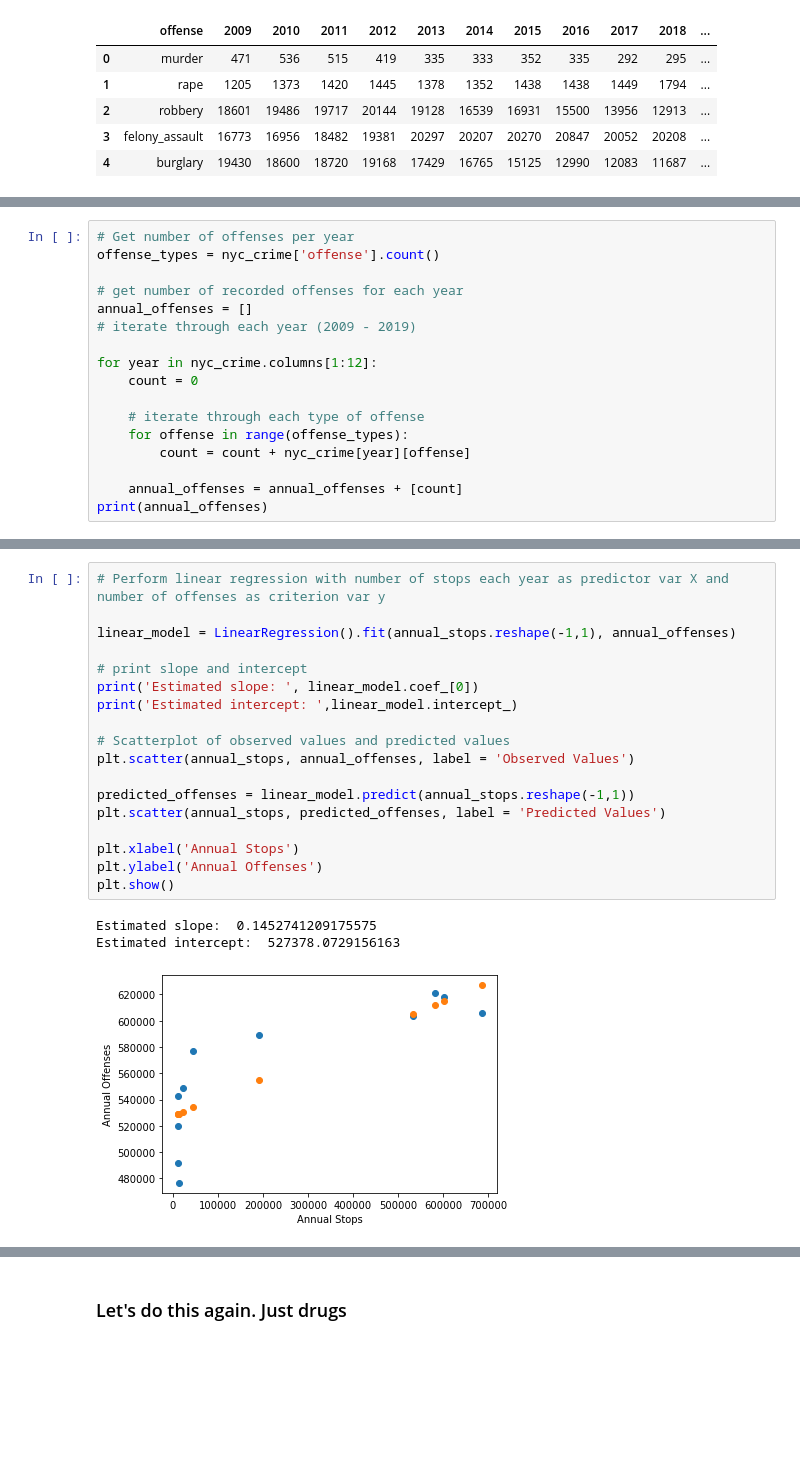
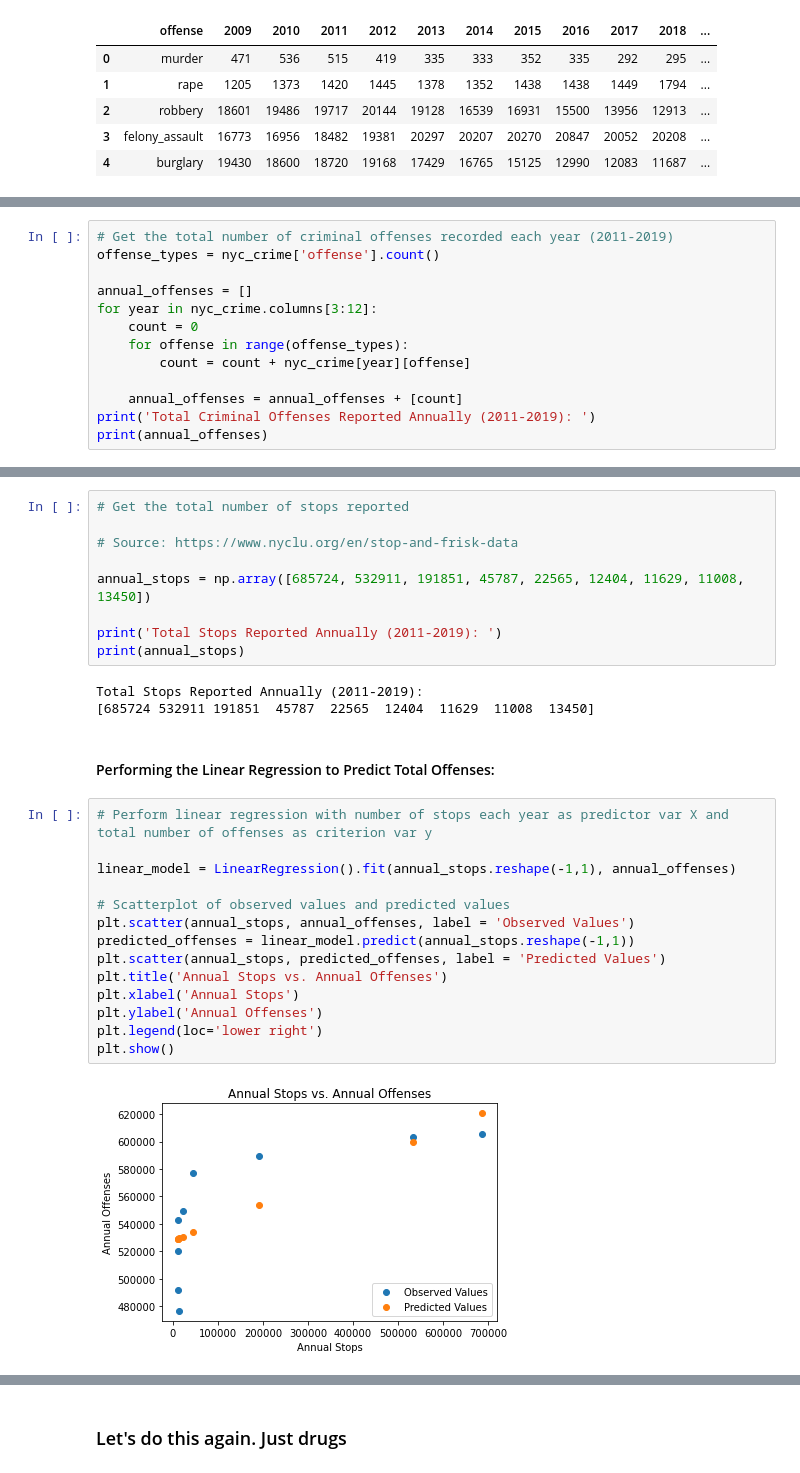
Before and after one commit to leajv123/Data-Science-Project-2950-, a Jupyter notebook: Katherine_PhaseIV.ipynb, the cells around one changed output, grey strips where cells are left out. Saved outputs shown, nothing was run; the diff lists cells and outputs as text; blank space fills up the shorter version.

Commit message:
Overall Crime Analysis Added
Linear Regression of Stops as predictor of Offenses

```diff
--- a/Katherine_PhaseIV.ipynb
+++ b/Katherine_PhaseIV.ipynb
@@ -26,18 +32,14 @@ nyc_crime.head()
 # %%
-# Get number of offenses per year
+# Get the total number of criminal offenses recorded each year (2011-2019)
 offense_types = nyc_crime['offense'].count()
 
-# get number of recorded offenses for each year
 annual_offenses = []
-# iterate through each year (2009 - 2019)
-
-for year in nyc_crime.columns[1:12]:
+for year in nyc_crime.columns[3:12]:
     count = 0
-
-    # iterate through each type of offense
     for offense in range(offense_types):
         count = count + nyc_crime[year][offense]
 
     annual_offenses = annual_offenses + [count]
+print('Total Criminal Offenses Reported Annually (2011-2019): ')
 print(annual_offenses)
 # %% [output]
@@ -55,22 +48,30 @@ array([581168, 601285, 685724, 532911, 191851,  45787,  22565,  12404,
+# %%
+# Get the total number of stops reported
+
+# Source: https://www.nyclu.org/en/stop-and-frisk-data
+
+annual_stops = np.array([685724, 532911, 191851, 45787, 22565, 12404, 11629, 11008, 13450])
+
+print('Total Stops Reported Annually (2011-2019): ')
+print(annual_stops)
+# %% [output]
+Total Stops Reported Annually (2011-2019):
+[685724 532911 191851  45787  22565  12404  11629  11008  13450]
+# %% [markdown]
+#### Performing the Linear Regression to Predict Total Offenses:
 # %%
-# Perform linear regression with number of stops each year as predictor var X and number of offenses as criterion var y
+# Perform linear regression with number of stops each year as predictor var X and total number of offenses as criterion var y
 
 linear_model = LinearRegression().fit(annual_stops.reshape(-1,1), annual_offenses)
 
-# print slope and intercept
-print('Estimated slope: ', linear_model.coef_[0])
-print('Estimated intercept: ',linear_model.intercept_)
-
 # Scatterplot of observed values and predicted values
 plt.scatter(annual_stops, annual_offenses, label = 'Observed Values')
-
 predicted_offenses = linear_model.predict(annual_stops.reshape(-1,1))
 plt.scatter(annual_stops, predicted_offenses, label = 'Predicted Values')
-
+plt.title('Annual Stops vs. Annual Offenses')
 plt.xlabel('Annual Stops')
 plt.ylabel('Annual Offenses')
+plt.legend(loc='lower right')
 plt.show()
 # %% [output]
-Estimated slope:  0.1452741209175575
-Estimated intercept:  527378.0729156163
-[figure, old version]
+[figure, new version]
```
Also changed, not shown: parts of 32 cells of this notebook.
